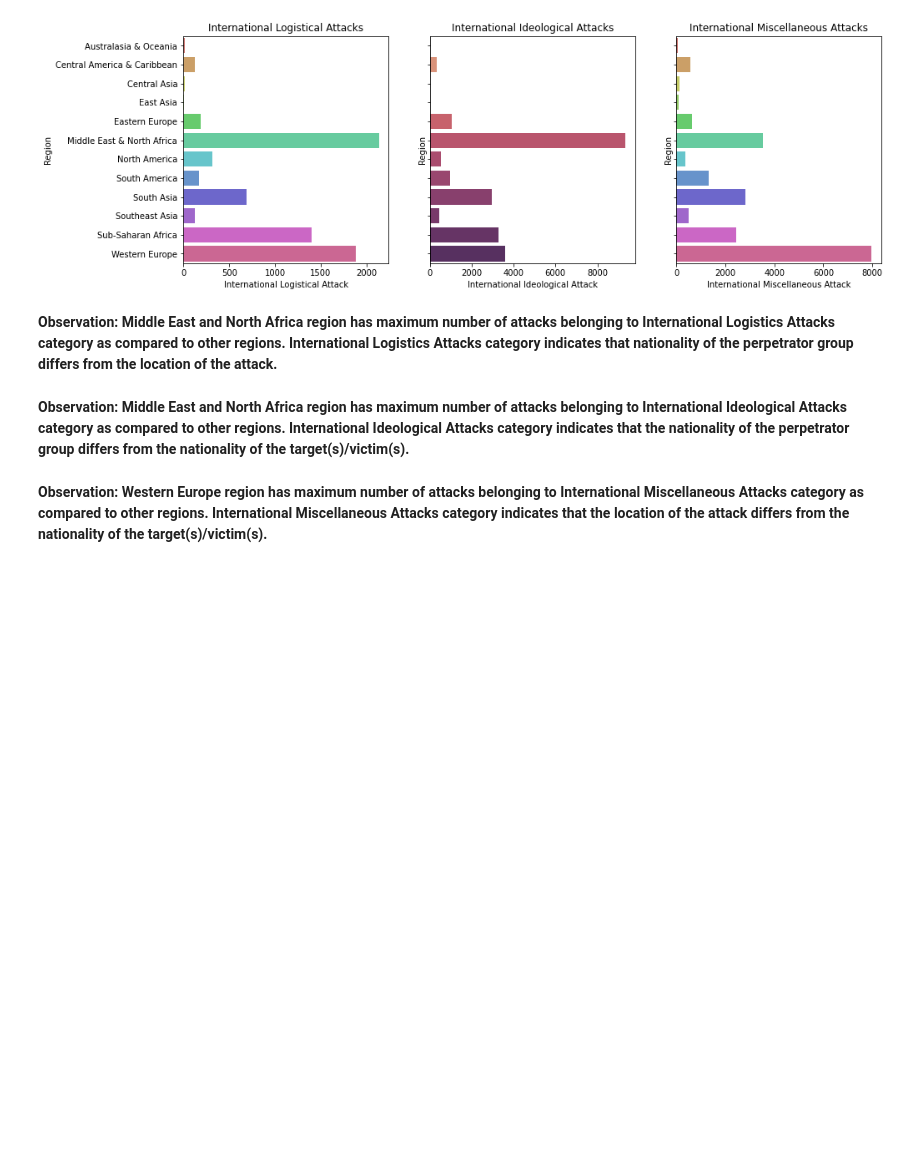
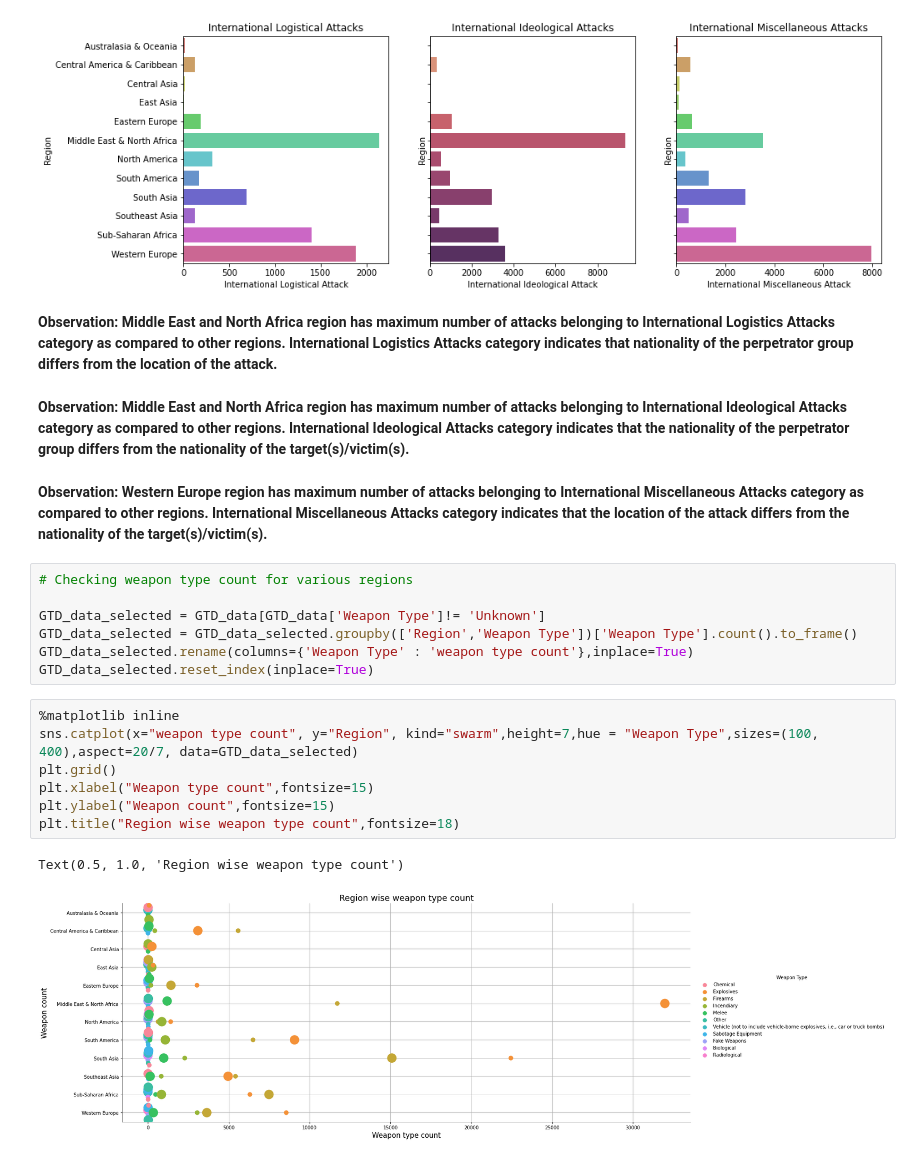
Before and after one commit to SAKSHIDHYANI/Global-Terrorism-Analysis, a Jupyter notebook: Global_Terrorism_Analysis.ipynb, the cells around one changed output. Drawn from its saved outputs; the diff is of its cells as text; blank space fills up the shorter version.

```diff
--- a/Global_Terrorism_Analysis.ipynb
+++ b/Global_Terrorism_Analysis.ipynb
@@ -759,3 +746,20 @@ target(s)/victim(s).**
 # %% [markdown]
 **Observation: Western Europe region has maximum number of attacks belonging to International Miscellaneous Attacks category as compared to other regions. International Miscellaneous Attacks category indicates that the location of
 the attack differs from the nationality of the target(s)/victim(s).**
+# %%
+# Checking weapon type count for various regions
+
+GTD_data_selected = GTD_data[GTD_data['Weapon Type']!= 'Unknown']
+GTD_data_selected = GTD_data_selected.groupby(['Region','Weapon Type'])['Weapon Type'].count().to_frame()
+GTD_data_selected.rename(columns={'Weapon Type' : 'weapon type count'},inplace=True)
+GTD_data_selected.reset_index(inplace=True)
+# %%
+%matplotlib inline
+sns.catplot(x="weapon type count", y="Region", kind="swarm",height=7,hue = "Weapon Type",sizes=(100, 400),aspect=20/7, data=GTD_data_selected)
+plt.grid()
+plt.xlabel("Weapon type count",fontsize=15)
+plt.ylabel("Weapon count",fontsize=15)
+plt.title("Region wise weapon type count",fontsize=18)
+# %% [output]
+Text(0.5, 1.0, 'Region wise weapon type count')
+[figure, added]
```
Also changed, not shown: parts of 15 cells of this notebook.
